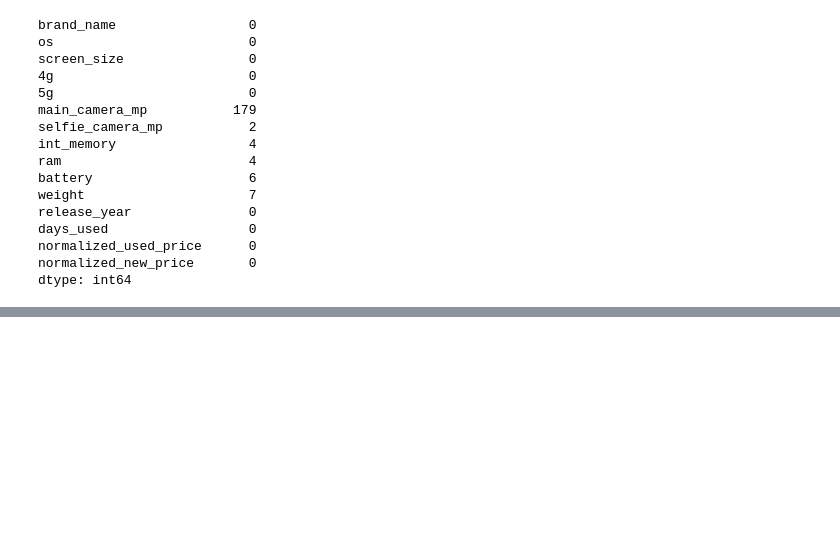
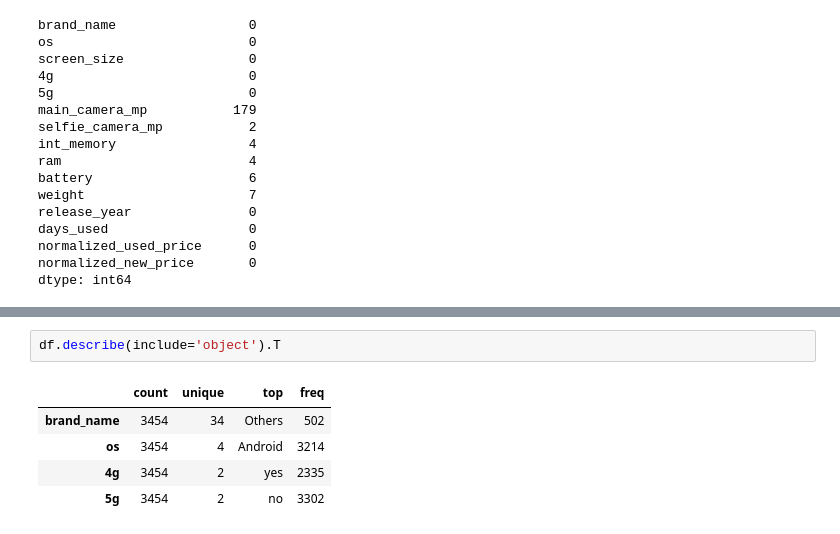
Before and after one commit to Eniola-Hannah/Used-device-price-prediction, a Jupyter notebook: Analysis_and_prediction.ipynb, the cells around one changed output, grey strips where cells are left out. Drawn from its saved outputs; the diff is of its cells as text; blank space fills up the shorter version.

```diff
--- a/Analysis_and_prediction.ipynb
+++ b/Analysis_and_prediction.ipynb
@@ -126,0 +134,8 @@ df
+# %%
+df.describe(include='object').T
+# %% [output]
+|  | count | unique | top | freq |
+| brand_name | 3454 | 34 | Others | 502 |
+| os | 3454 | 4 | Android | 3214 |
+| 4g | 3454 | 2 | yes | 2335 |
+| 5g | 3454 | 2 | no | 3302 |
```
Also changed, not shown: parts of 15 cells of this notebook.
